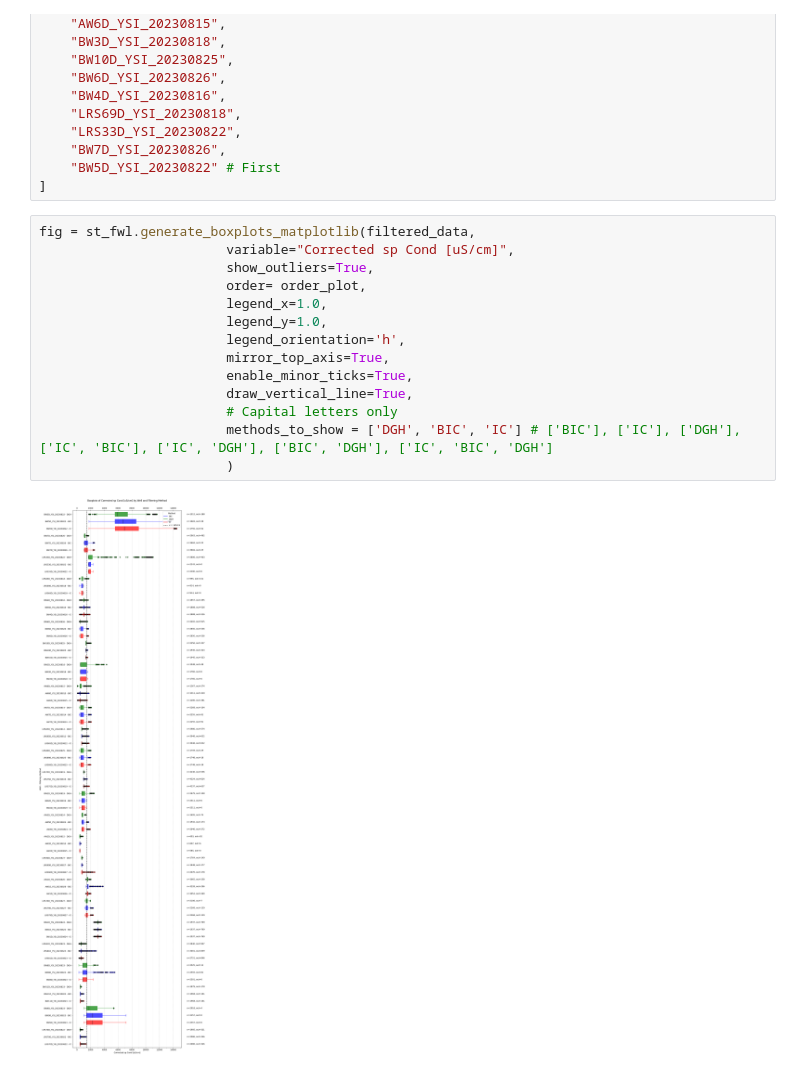
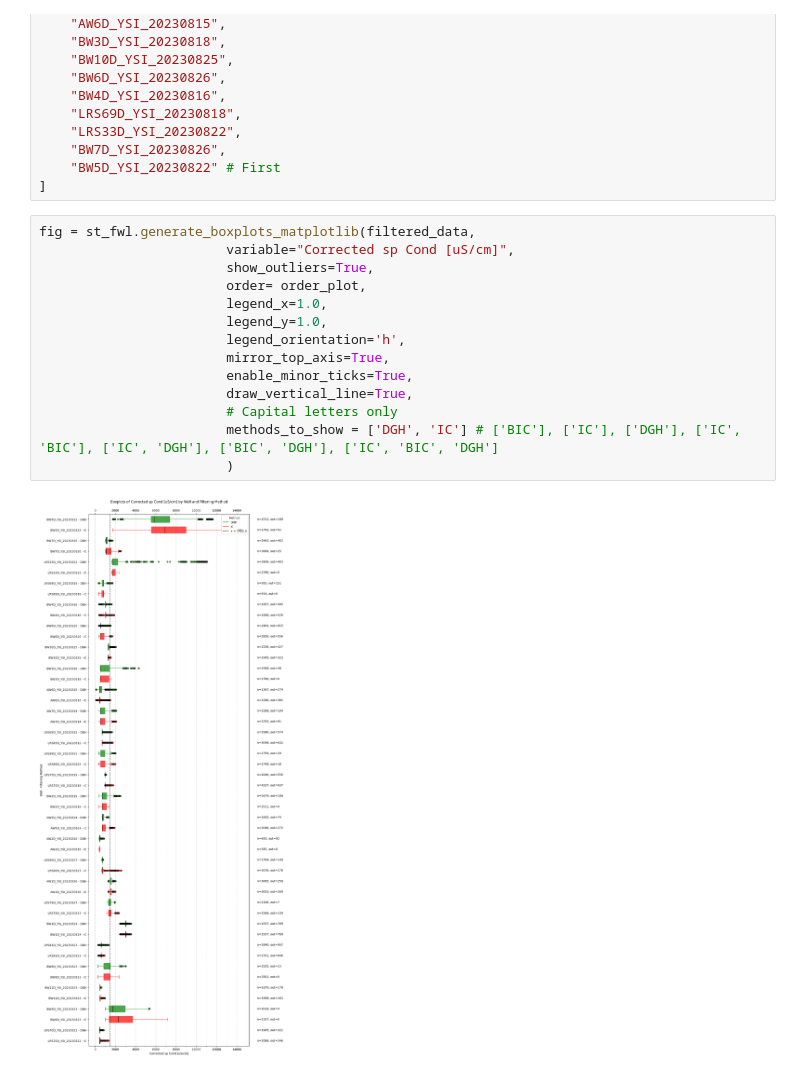
Before and after one commit to androsresearch/freshwater_lens, a Jupyter notebook: notebooks/fwl_statistics.ipynb, the cells around one changed output. Drawn from its saved outputs; the diff is of its cells as text.

```diff
--- a/notebooks/fwl_statistics.ipynb
+++ b/notebooks/fwl_statistics.ipynb
@@ -153,16 +153,16 @@ order_plot = [
 # %%
 fig = st_fwl.generate_boxplots_matplotlib(filtered_data,
                         variable="Corrected sp Cond [uS/cm]",
                         show_outliers=True,
                         order= order_plot,
                         legend_x=1.0,
                         legend_y=1.0,
                         legend_orientation='h',
                         mirror_top_axis=True,
                         enable_minor_ticks=True,
                         draw_vertical_line=True,
                         # Capital letters only
-                        methods_to_show = ['DGH', 'BIC', 'IC'] # ['BIC'], ['IC'], ['DGH'], ['IC', 'BIC'], ['IC', 'DGH'], ['BIC', 'DGH'], ['IC', 'BIC', 'DGH']
+                        methods_to_show = ['DGH', 'IC'] # ['BIC'], ['IC'], ['DGH'], ['IC', 'BIC'], ['IC', 'DGH'], ['BIC', 'DGH'], ['IC', 'BIC', 'DGH']
                         )
 # %% [output]
-[figure, old version]
+[figure, new version]
```
Also changed, not shown: 2 other files.
